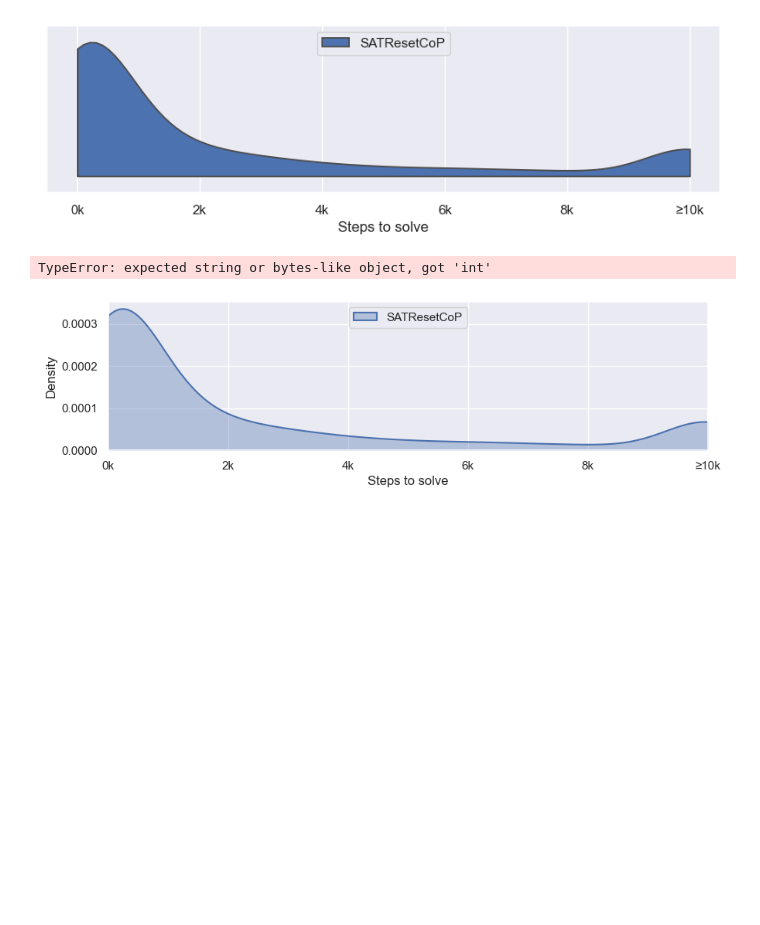
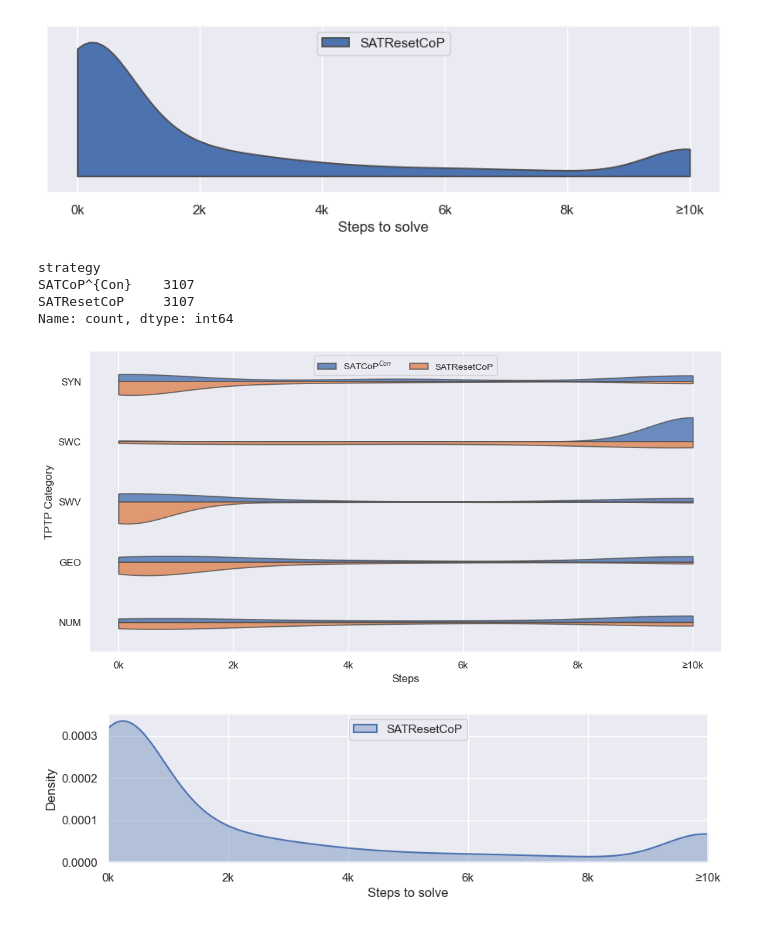
Before and after one commit to mfixman/connections, a Jupyter notebook: jupyter/Vampire.ipynb, the cells around one changed output. Cells and saved outputs as stored; diff of their text form; code cells hidden in the pictures; blank space fills up the shorter version.

```diff
--- a/jupyter/Vampire.ipynb
+++ b/jupyter/Vampire.ipynb
@@ -423,46 +423,53 @@ pyplot.legend(title = '', ncols = 2, loc = 9)
 pyplot.savefig('Vampire/figures/violinplot_all_problems.png', dpi = 300, bbox_inches = 'tight')
 # %% [output]
 [figure]
+# %%
+down.strategy.value_counts(dropna = False)
+# %% [output]
+strategy
+SATCoP^{Con}    3107
+SATResetCoP     3107
+Name: count, dtype: int64
 # %%
 from matplotlib.ticker import FuncFormatter
 
 ratio = 2
-pyplot.rcParams["figure.figsize"] = (25 / ratio, 10 / ratio)
+pyplot.rcParams["figure.figsize"] = (25 / ratio, 12 / ratio)
 
 lim = 10000
 cats = ['SYN', 'SWC', 'SWV', 'GEO', 'NUM']
 
 down = data[data.strategy.isin(['SATCoP^{Con}', 'SATResetCoP'])].groupby('problem').filter(lambda x: x.solved.any()).copy()
 down.loc[:, 'category'] = down.problem.str[:3]
 down.loc[~down.solved | (down.steps > lim), 'steps'] = lim
-down.loc[:, 'strtt'] = down.strategy.rename(index = lambda x: re.sub(r'([_^].*)', r'$\1$', x), inplace = True)
+down.loc[:, 'strat'] = down.strategy.str.replace(r'([_^].*)', r'$\1$', regex = True)
 
 seaborn.violinplot(
     down,
     y = 'category',
     x = 'steps',
     order = cats,
-    hue = down.strategy,
+    hue = down.strat,
     fill = True,
     inner = None,
     split = True,
     cut = 0,
     saturation = 1,
     density_norm = 'area',
     common_norm = True,
     alpha = .8,
     # legend = False,
 )
 
 pyplot.ylabel('TPTP Category')
 pyplot.xlabel('Steps')
 
 pyplot.gca().xaxis.set_major_formatter(FuncFormatter(lambda x, _: (f'≥' if x == lim else '') +  f'{int(x // 1000)}k'))
 pyplot.legend(title = '', ncols = 2, loc = 9, fontsize = 'small')
 
 pyplot.savefig('Vampire/figures/violinplots.png', dpi = 300, bbox_inches = 'tight')
 # %% [output]
-TypeError: expected string or bytes-like object, got 'int'
+[figure, added]
 # %%
 from matplotlib.ticker import FuncFormatter
 
```
Also changed, not shown: 5 other files.
